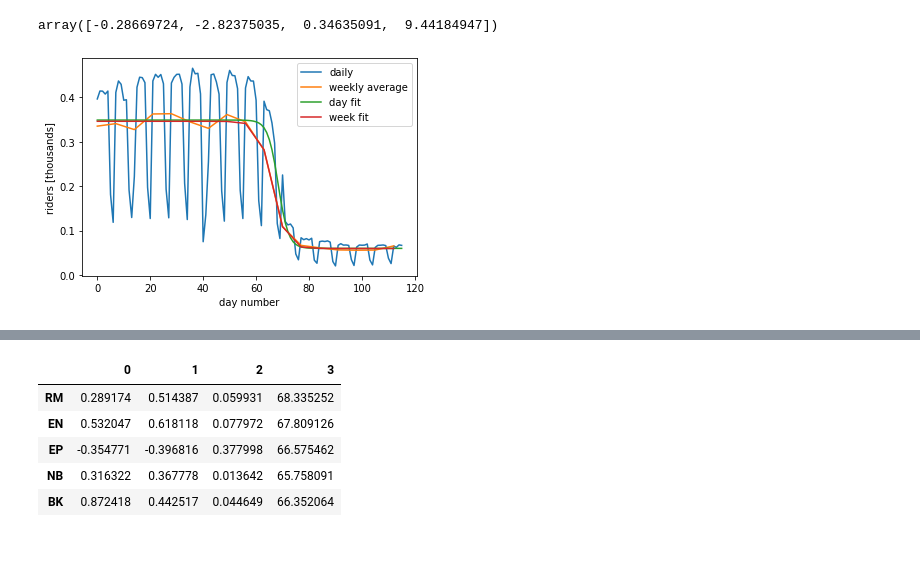
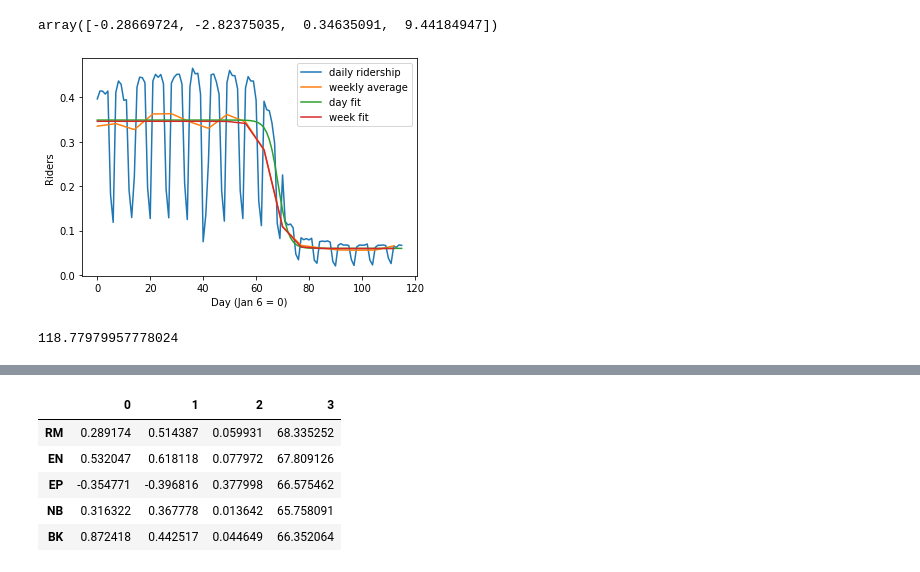
Before and after one commit to samaygarg/cp101, a Jupyter notebook: cp101_assignment3_regression.ipynb, the cells around one changed output, grey strips where cells are left out. Drawn from its saved outputs; the diff is of its cells as text; code cells hidden in the pictures.

```diff
--- a/cp101_assignment3_regression.ipynb
+++ b/cp101_assignment3_regression.ipynb
@@ -153,15 +156,15 @@ week_true = np.array(weekly['RM'])
 # %%
 # fig, ax = plt.subplots(figsize=(5,3), dpi=600)
 fig, ax = plt.subplots()
-ax.plot(days, day_true, label='daily');
+ax.plot(days, day_true, label='daily ridership');
 ax.plot(weeks*7, week_true, label='weekly average');
 ax.plot(days, day_pred, label='day fit')
 ax.plot(weeks*7, week_pred, label='week fit')
-ax.set_xlabel('day number')
-ax.set_ylabel('riders [thousands]')
+ax.set_xlabel('Day (Jan 6 = 0)')
+ax.set_ylabel('Riders')
 ax.legend();
 # %% [output]
-[figure, old version]
+[figure, new version]
 # %%
 daynum = np.array(days)
 weeknum = np.array(weeks)
@@ -192,3 +196,7 @@ week_true = np.array(weekly[i])
+# %%
+thiserr
+# %% [output]
+118.77979957778024
 # %%
 fig, ax = plt.subplots(figsize=(5,3), dpi=600)
 # fig, ax = plt.subplots()
```
Also changed, not shown: parts of 30 cells of this notebook.
